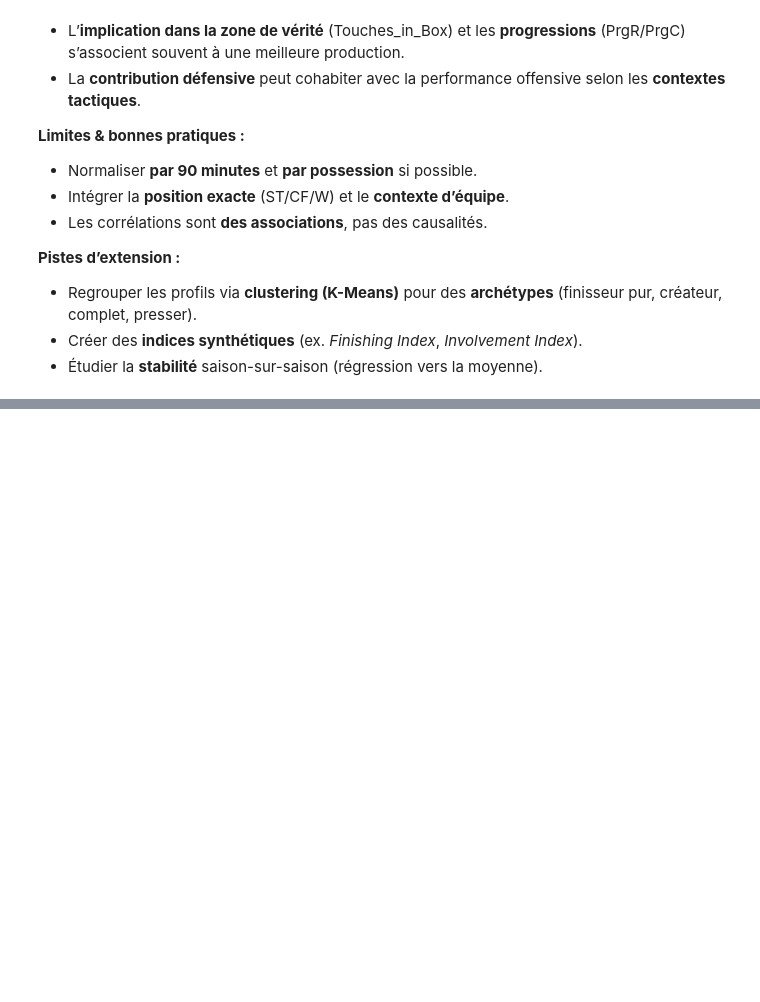
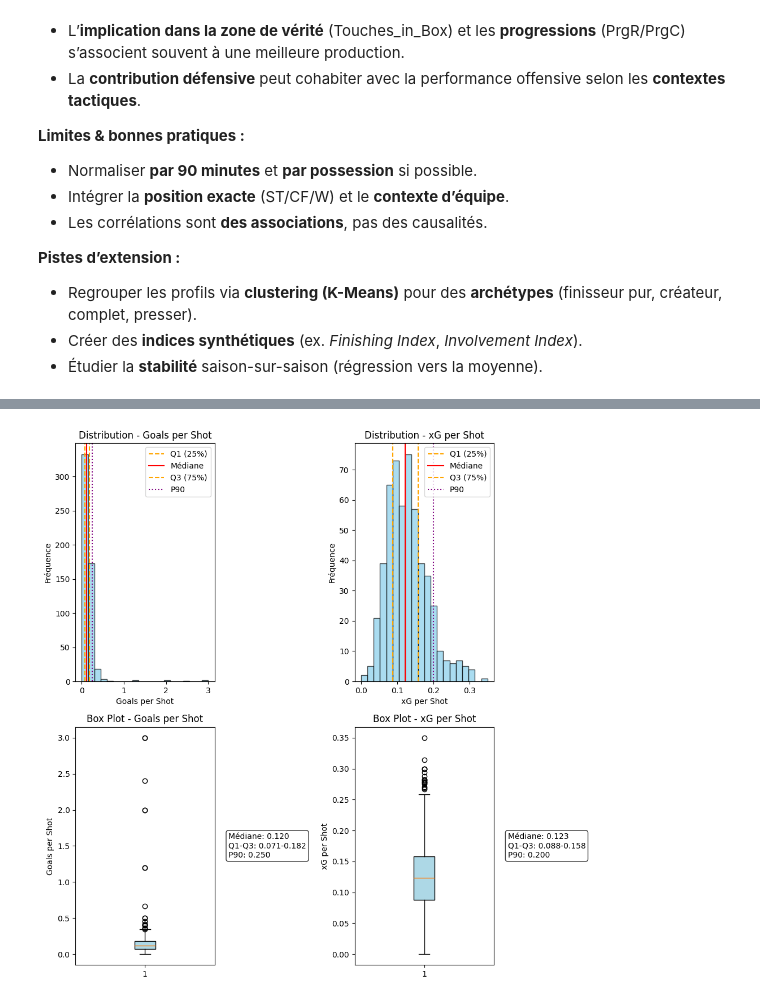
Before and after one commit to teojmn/SoccerStats, a Jupyter notebook: ressources/normalized_data/analyse_attaquants.ipynb, the cells around one changed output, grey strips where cells are left out. Saved outputs shown, nothing was run; the diff lists cells and outputs as text; code cells hidden in the pictures; blank space fills up the shorter version.

```diff
--- a/ressources/normalized_data/analyse_attaquants.ipynb
+++ b/ressources/normalized_data/analyse_attaquants.ipynb
@@ -294,0 +458,65 @@ corr4 = corr_heatmap(df, press_cols, "Corrélations – Pressing & performance")
+# %%
+# Distribution des ratios d'efficacité
+ratios_to_plot = []
+ratio_names = []
+
+if gps_name and gps_name in df.columns:
+    ratios_to_plot.append(df[gps_name])
+    ratio_names.append('Goals per Shot')
+
+if xgps_name and xgps_name in df.columns:
+    ratios_to_plot.append(df[xgps_name])
+    ratio_names.append('xG per Shot')
+
+# Créer ratio Assists/SCA si possible
+if col_assists and col_sca:
+    assists_per_sca = ensure_ratio_column(df, col_assists, col_sca, "Assists_per_SCA")
+    if assists_per_sca:
+        ratios_to_plot.append(df[assists_per_sca])
+        ratio_names.append('Assists per SCA')
+
+if ratios_to_plot:
+    n_ratios = len(ratios_to_plot)
+    fig, axes = plt.subplots(2, n_ratios, figsize=(5*n_ratios, 10))
+    if n_ratios == 1:
+        axes = axes.reshape(-1, 1)
+
+    for i, (ratio_data, name) in enumerate(zip(ratios_to_plot, ratio_names)):
+        # Histogramme
+        ax_hist = axes[0, i]
+        clean_data = ratio_data.dropna()
+        if len(clean_data) > 0:
+            ax_hist.hist(clean_data, bins=20, alpha=0.7, color='skyblue', edgecolor='black')
+
+            # Ajouter percentiles
+            p25, p50, p75, p90 = np.percentile(clean_data, [25, 50, 75, 90])
+            ax_hist.axvline(p25, color='orange', linestyle='--', label='Q1 (25%)')
+            ax_hist.axvline(p50, color='red', linestyle='-', label='Médiane')
+            ax_hist.axvline(p75, color='orange', linestyle='--', label='Q3 (75%)')
+            ax_hist.axvline(p90, color='purple', linestyle=':', label='P90')
+
+            ax_hist.set_xlabel(name)
+            ax_hist.set_ylabel('Fréquence')
+            ax_hist.set_title(f'Distribution - {name}')
+            ax_hist.legend()
+
+        # Box plot
+        ax_box = axes[1, i]
+        if len(clean_data) > 0:
+            box_plot = ax_box.boxplot(clean_data, patch_artist=True)
+            box_plot['boxes'][0].set_facecolor('lightblue')
+            ax_box.set_ylabel(name)
+            ax_box.set_title(f'Box Plot - {name}')
+
+            # Statistiques descriptives
+            stats_text = f'Médiane: {p50:.3f}\nQ1-Q3: {p25:.3f}-{p75:.3f}\nP90: {p90:.3f}'
+            ax_box.text(1.1, 0.5, stats_text, transform=ax_box.transAxes,
+                       bbox=dict(boxstyle="round", facecolor='white', alpha=0.8),
+                       verticalalignment='center')
+
+    plt.tight_layout()
+    plt.show()
+else:
+    print("Aucun ratio d'efficacité disponible pour la visualisation.")
+# %% [output]
+[figure, added]
```
Also changed, not shown: parts of 11 cells of this notebook, 2 other files.
